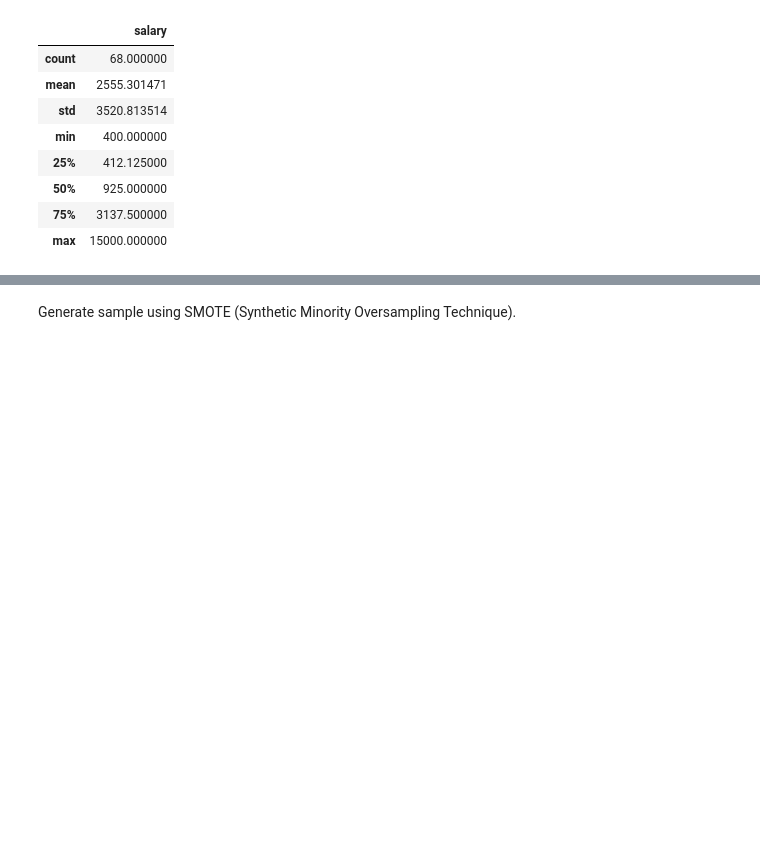
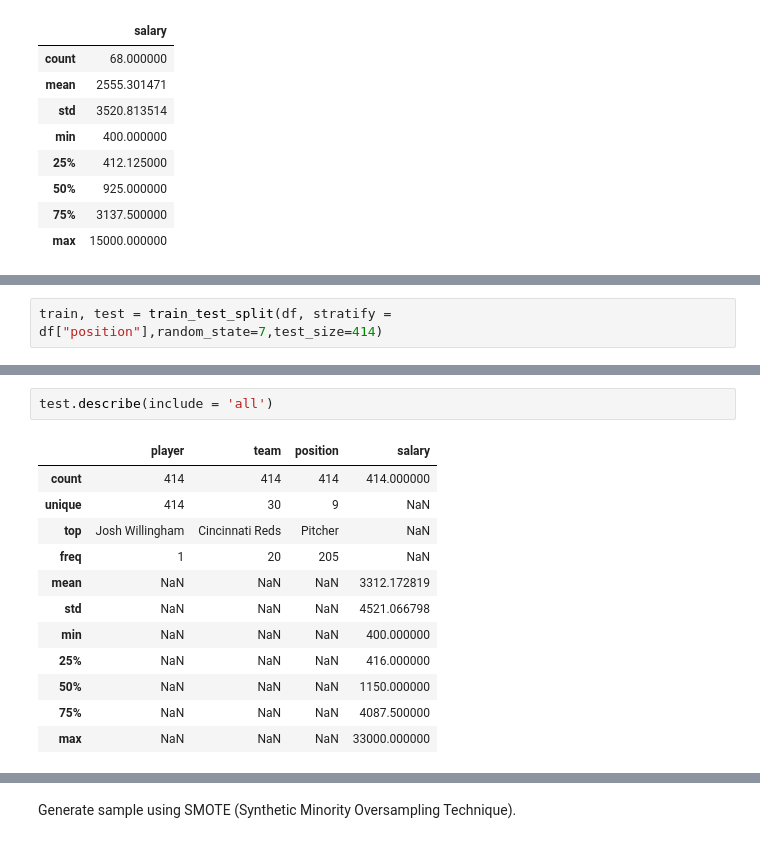
Before and after one commit to losds/Sampling, a Jupyter notebook: Sampling.ipynb, the cells around one changed output, grey strips where cells are left out. Saved outputs shown, nothing was run; the diff lists cells and outputs as text; blank space fills up the shorter version.

```diff
--- a/Sampling.ipynb
+++ b/Sampling.ipynb
@@ -193,0 +196,2 @@ MLBStratified2.describe()
+# %%
+train, test = train_test_split(df, stratify = df["position"],random_state=7,test_size=414)
@@ -193,0 +224,15 @@ MLBStratified2.describe()
+# %%
+test.describe(include = 'all')
+# %% [output]
+|  | player | team | position | salary |
+| count | 414 | 414 | 414 | 414.000000 |
+| unique | 414 | 30 | 9 | NaN |
+| top | Josh Willingham | Cincinnati Reds | Pitcher | NaN |
+| freq | 1 | 20 | 205 | NaN |
+| mean | NaN | NaN | NaN | 3312.172819 |
+| std | NaN | NaN | NaN | 4521.066798 |
+| min | NaN | NaN | NaN | 400.000000 |
+| 25% | NaN | NaN | NaN | 416.000000 |
+| 50% | NaN | NaN | NaN | 1150.000000 |
+| 75% | NaN | NaN | NaN | 4087.500000 |
+| max | NaN | NaN | NaN | 33000.000000 |
```
Also changed, not shown: parts of 20 cells of this notebook.
